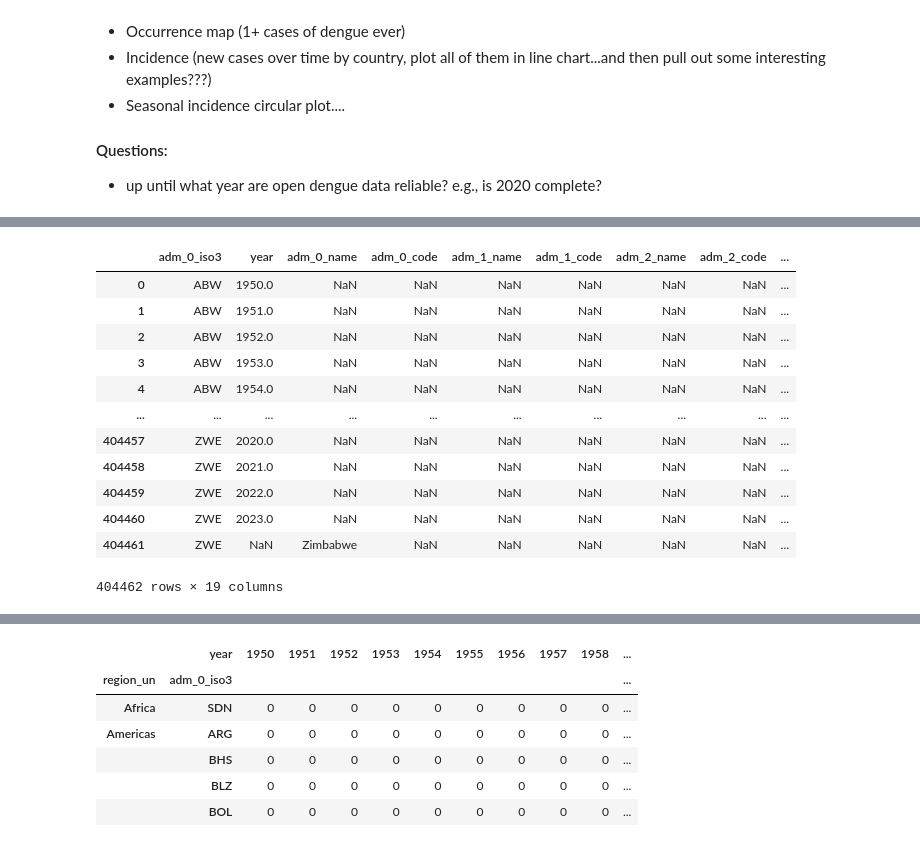
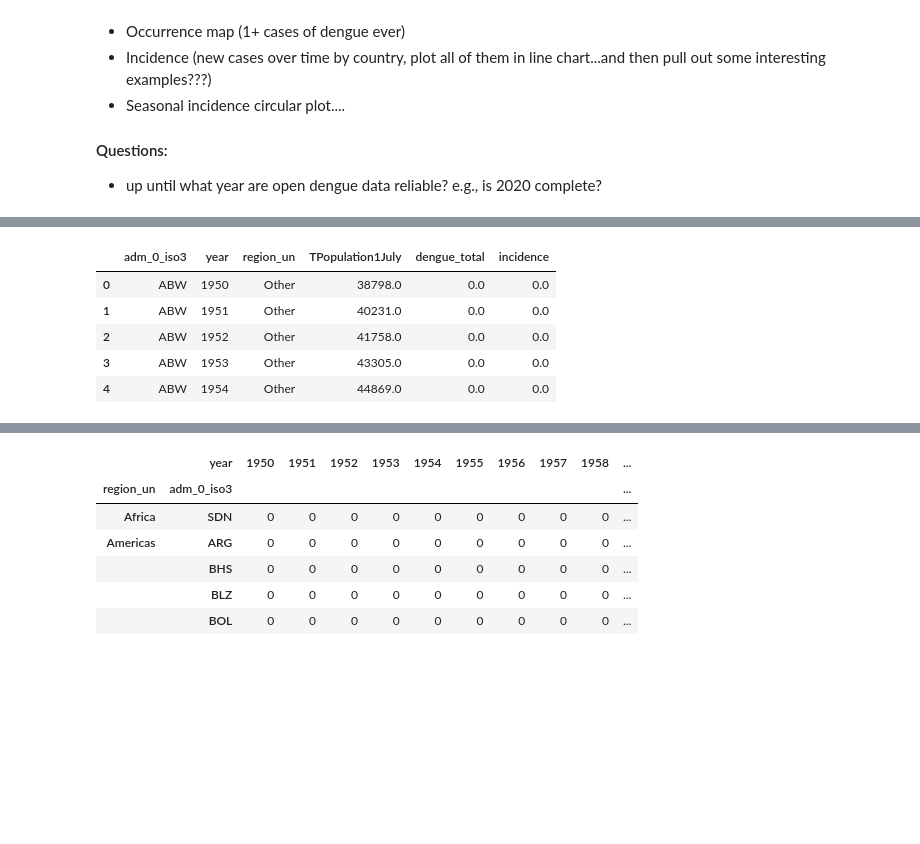
Before and after one commit to haileyrobertson/endemic-factors, a Jupyter notebook: src/ef_opendengue_cleaning.ipynb, the cells around one changed output, grey strips where cells are left out. Drawn from its saved outputs; the diff is of its cells as text; code cells hidden in the pictures; blank space fills up the shorter version.

```diff
--- a/src/ef_opendengue_cleaning.ipynb
+++ b/src/ef_opendengue_cleaning.ipynb
@@ -327,6 +318,19 @@ unique_iso3 = open_dengue['adm_0_iso3'].unique()
 all_combinations = pd.MultiIndex.from_product([unique_iso3, years], names=['adm_0_iso3', 'year']).to_frame(index=False)
 
 open_dengue_rollup = all_combinations.merge(open_dengue, on=['adm_0_iso3', 'year'], how='outer')
-open_dengue_rollup
+
+# List of columns to fill
+columns_to_fill = ['adm_0_name', 'region_un', 'adm_0_geometry', 'geo_resolution', 'combined_place']
+
+# Fill NaN values for multiple columns
+open_dengue_rollup[columns_to_fill] = (
+    open_dengue_rollup
+    .groupby('adm_0_iso3')[columns_to_fill]
+    .transform(lambda x: x.ffill().bfill())
+)
+
+open_dengue_rollup = open_dengue_rollup.dropna(subset=['year'])
+
+open_dengue_rollup.head()
 # %% [output]
 |  | adm_0_iso3 | year | adm_0_name | adm_0_code | adm_1_name | adm_1_code | adm_2_name | adm_2_code | ... |
@@ -345,25 +342,28 @@ open_dengue_rollup
 # %%
 # Merge with population size per year
 pop = pd.read_csv("../data/WPP2022_Demographic_Indicators_Medium.csv", dtype={'Time': float,'TPopulation1July':float}, low_memory=False)
 columns = ['ISO3_code','Time','TPopulation1July']
 pop = pop[columns]
 
-
-dengue_pop = open_dengue.merge(pop,left_on=['adm_0_iso3','year'],right_on=['ISO3_code','Time'],how='left')
+dengue_pop = open_dengue_rollup.merge(pop,left_on=['adm_0_iso3','year'],right_on=['ISO3_code','Time'],how='outer')
 dengue_pop.drop(columns[:-1],axis=1,inplace=True)
 dengue_pop = dengue_pop.dropna(subset=['adm_0_iso3'])
-dengue_pop
+
+dengue_pop = dengue_pop.groupby(['adm_0_iso3', 'year','region_un','TPopulation1July']).agg({
+    'dengue_total': 'sum'
+}).reset_index()
+
+# Calculate incidence
+dengue_pop['TPopulation1July'] = dengue_pop['TPopulation1July'] * 1000
+dengue_pop['incidence'] = dengue_pop['dengue_total'] / dengue_pop['TPopulation1July']
+dengue_pop['year'] = dengue_pop['year'].astype(int)
+
+dengue_pop.sort_values(by="incidence", ascending=False)
+dengue_pop.head()
 # %% [output]
-|  | adm_0_iso3 | year | adm_0_name | adm_0_code | adm_1_name | adm_1_code | adm_2_name | adm_2_code | ... |
-| 0 | ABW | 1950.0 | NaN | NaN | NaN | NaN | NaN | NaN | ... |
-| 1 | ABW | 1951.0 | NaN | NaN | NaN | NaN | NaN | NaN | ... |
-| 2 | ABW | 1952.0 | NaN | NaN | NaN | NaN | NaN | NaN | ... |
-| 3 | ABW | 1953.0 | NaN | NaN | NaN | NaN | NaN | NaN | ... |
-| 4 | ABW | 1954.0 | NaN | NaN | NaN | NaN | NaN | NaN | ... |
-| ... | ... | ... | ... | ... | ... | ... | ... | ... | ... |
-| 404457 | ZWE | 2020.0 | NaN | NaN | NaN | NaN | NaN | NaN | ... |
-| 404458 | ZWE | 2021.0 | NaN | NaN | NaN | NaN | NaN | NaN | ... |
-| 404459 | ZWE | 2022.0 | NaN | NaN | NaN | NaN | NaN | NaN | ... |
-| 404460 | ZWE | 2023.0 | NaN | NaN | NaN | NaN | NaN | NaN | ... |
-| 404461 | ZWE | NaN | Zimbabwe | NaN | NaN | NaN | NaN | NaN | ... |
+|  | adm_0_iso3 | year | region_un | TPopulation1July | dengue_total | incidence |
+| 0 | ABW | 1950 | Other | 38798.0 | 0.0 | 0.0 |
+| 1 | ABW | 1951 | Other | 40231.0 | 0.0 | 0.0 |
+| 2 | ABW | 1952 | Other | 41758.0 | 0.0 | 0.0 |
+| 3 | ABW | 1953 | Other | 43305.0 | 0.0 | 0.0 |
+| 4 | ABW | 1954 | Other | 44869.0 | 0.0 | 0.0 |
-404462 rows × 19 columns
```
Also changed, not shown: parts of 8 cells of this notebook, 7 other files.
